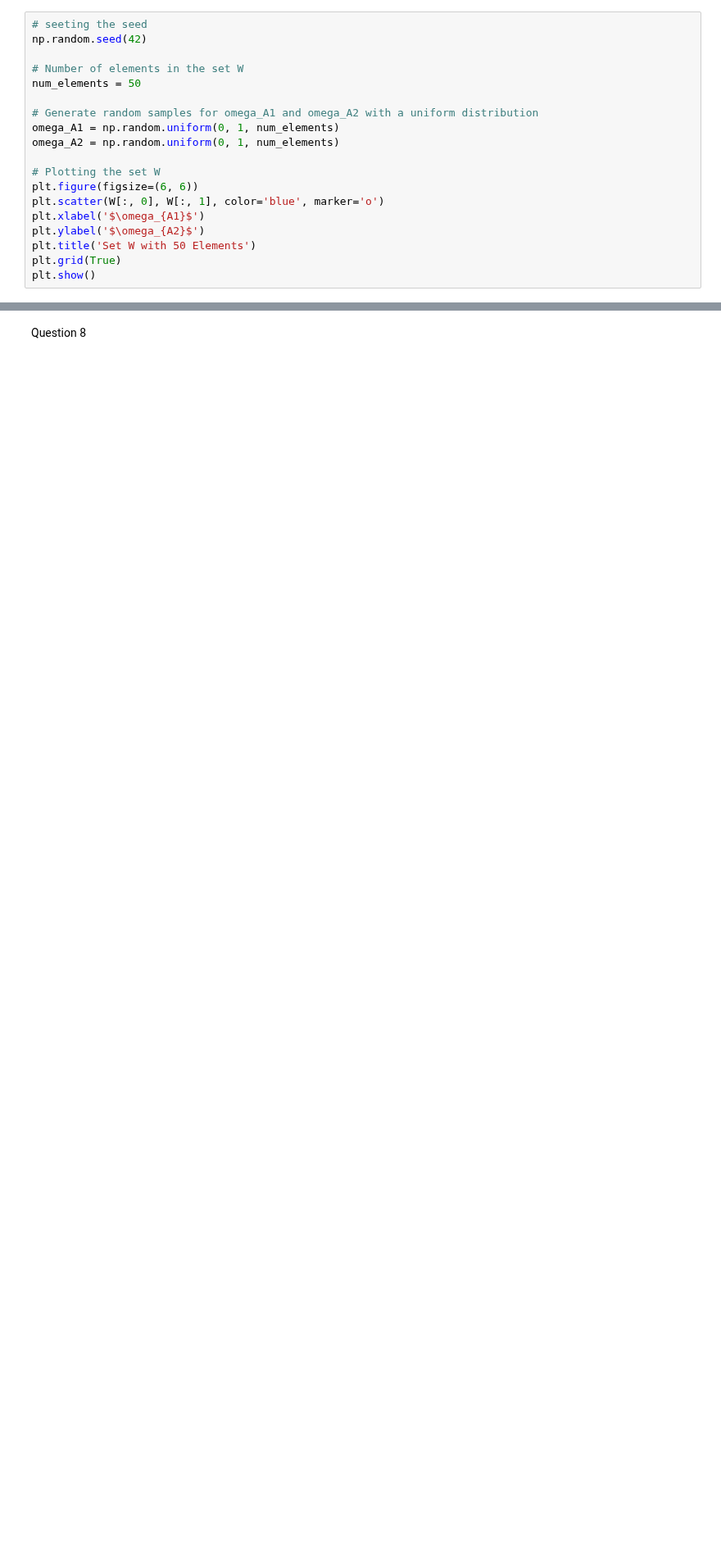
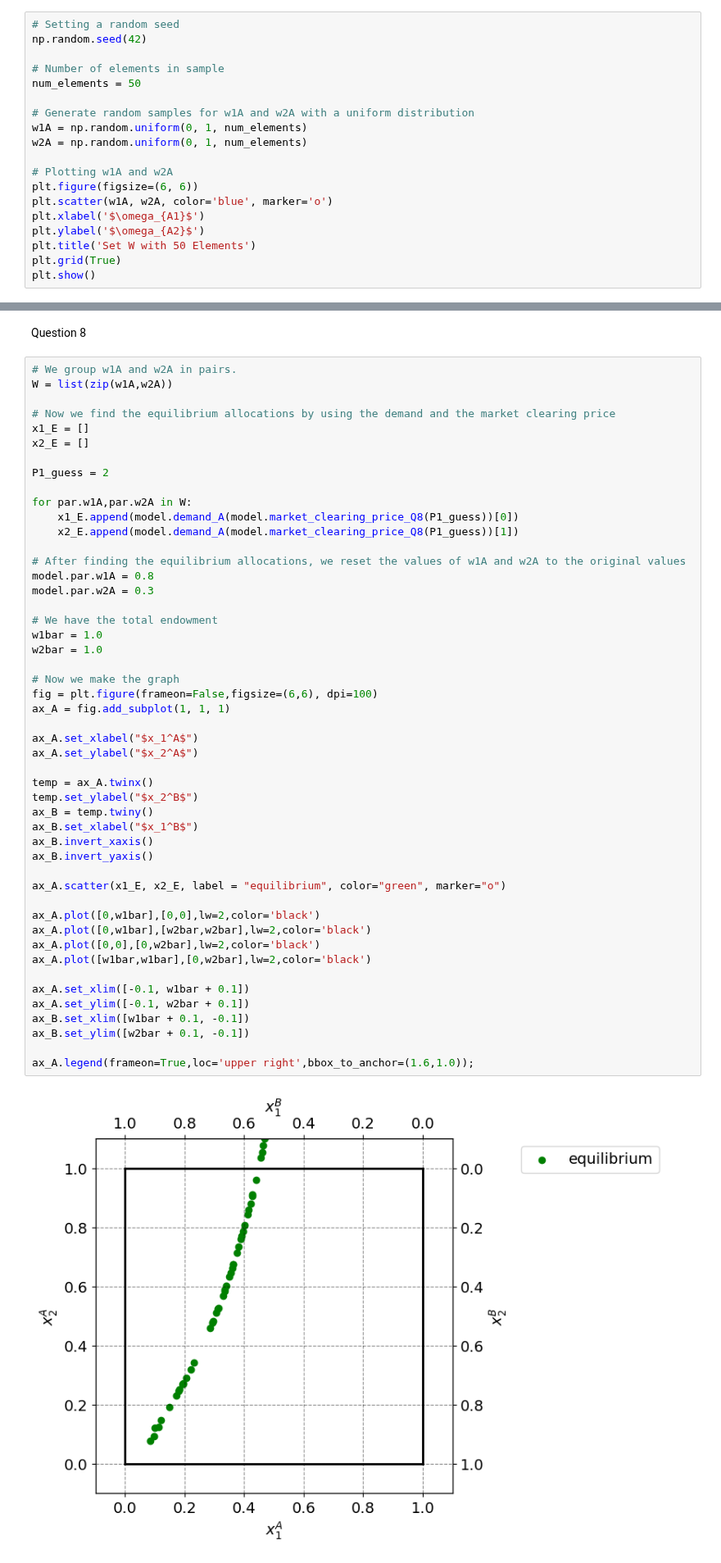
Before and after one commit to NumEconCopenhagen/projects-2024-isemjo, a Jupyter notebook: inauguralproject/InauguralProject2024.ipynb, the cells around one changed output, grey strips where cells are left out. Shown at 82% size. Drawn from its saved outputs; the diff is of its cells as text; blank space fills up the shorter version.

```diff
--- a/inauguralproject/InauguralProject2024.ipynb
+++ b/inauguralproject/InauguralProject2024.ipynb
@@ -439,19 +484,19 @@ plt.show()
 # %% [markdown]
 Question 7
 # %%
-# seeting the seed
+# Setting a random seed
 np.random.seed(42)
 
-# Number of elements in the set W
+# Number of elements in sample
 num_elements = 50
 
-# Generate random samples for omega_A1 and omega_A2 with a uniform distribution
-omega_A1 = np.random.uniform(0, 1, num_elements)
-omega_A2 = np.random.uniform(0, 1, num_elements)
+# Generate random samples for w1A and w2A with a uniform distribution
+w1A = np.random.uniform(0, 1, num_elements)
+w2A = np.random.uniform(0, 1, num_elements)
 
-# Plotting the set W
+# Plotting w1A and w2A
 plt.figure(figsize=(6, 6))
-plt.scatter(W[:, 0], W[:, 1], color='blue', marker='o')
+plt.scatter(w1A, w2A, color='blue', marker='o')
 plt.xlabel('$\omega_{A1}$')
 plt.ylabel('$\omega_{A2}$')
 plt.title('Set W with 50 Elements')
@@ -461,3 +506,54 @@ plt.show()
 [figure]
 # %% [markdown]
 Question 8
+# %%
+# We group w1A and w2A in pairs.
+W = list(zip(w1A,w2A))
+
+# Now we find the equilibrium allocations by using the demand and the market clearing price
+x1_E = []
+x2_E = []
+
+P1_guess = 2
+
+for par.w1A,par.w2A in W:
+    x1_E.append(model.demand_A(model.market_clearing_price_Q8(P1_guess))[0])
+    x2_E.append(model.demand_A(model.market_clearing_price_Q8(P1_guess))[1])
+
+# After finding the equilibrium allocations, we reset the values of w1A and w2A to the original values
+model.par.w1A = 0.8
+model.par.w2A = 0.3
+
+# We have the total endowment
+w1bar = 1.0
+w2bar = 1.0
+
+# Now we make the graph
+fig = plt.figure(frameon=False,figsize=(6,6), dpi=100)
+ax_A = fig.add_subplot(1, 1, 1)
+
+ax_A.set_xlabel("$x_1^A$")
+ax_A.set_ylabel("$x_2^A$")
+
+temp = ax_A.twinx()
+temp.set_ylabel("$x_2^B$")
+ax_B = temp.twiny()
+ax_B.set_xlabel("$x_1^B$")
+ax_B.invert_xaxis()
+ax_B.invert_yaxis()
+
+ax_A.scatter(x1_E, x2_E, label = "equilibrium", color="green", marker="o")
+
+ax_A.plot([0,w1bar],[0,0],lw=2,color='black')
+ax_A.plot([0,w1bar],[w2bar,w2bar],lw=2,color='black')
+ax_A.plot([0,0],[0,w2bar],lw=2,color='black')
+ax_A.plot([w1bar,w1bar],[0,w2bar],lw=2,color='black')
+
+ax_A.set_xlim([-0.1, w1bar + 0.1])
+ax_A.set_ylim([-0.1, w2bar + 0.1])
+ax_B.set_xlim([w1bar + 0.1, -0.1])
+ax_B.set_ylim([w2bar + 0.1, -0.1])
+
+ax_A.legend(frameon=True,loc='upper right',bbox_to_anchor=(1.6,1.0));
+# %% [output]
+[figure, added]
```
Also changed, not shown: parts of 14 cells of this notebook, 2 other files.
